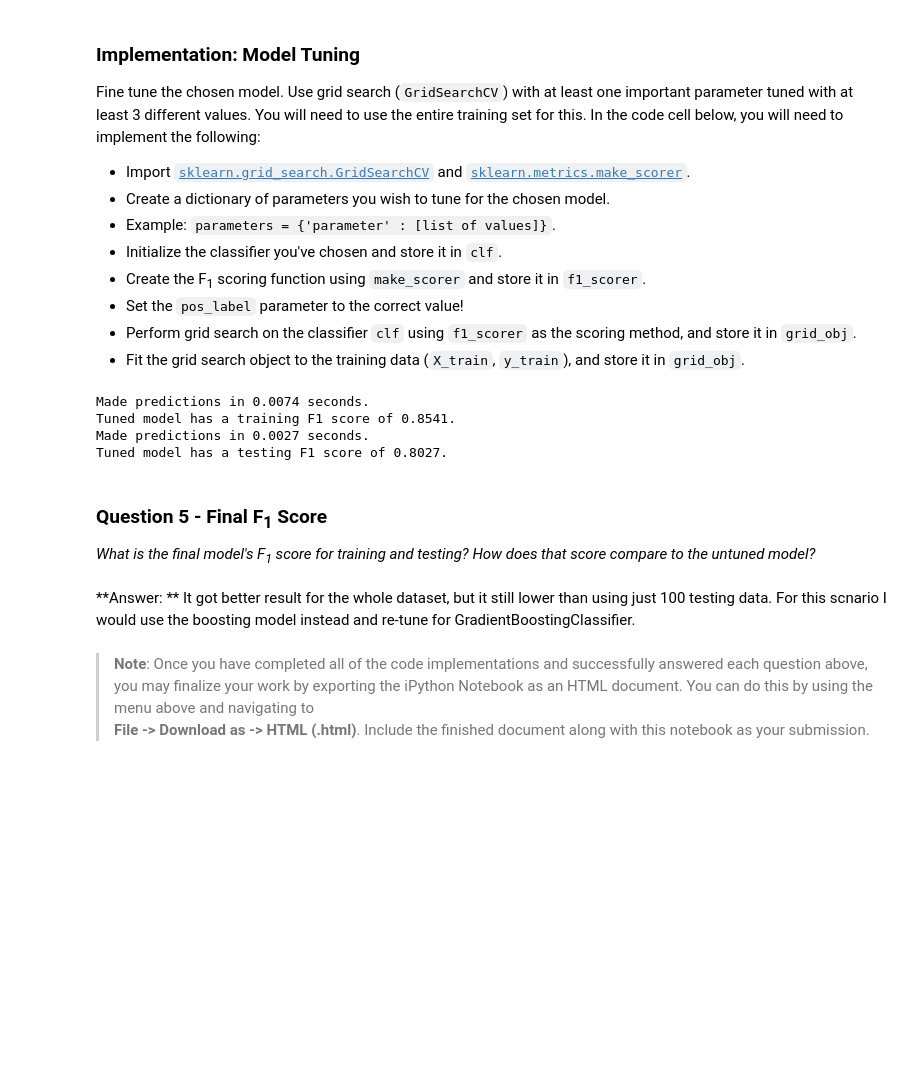
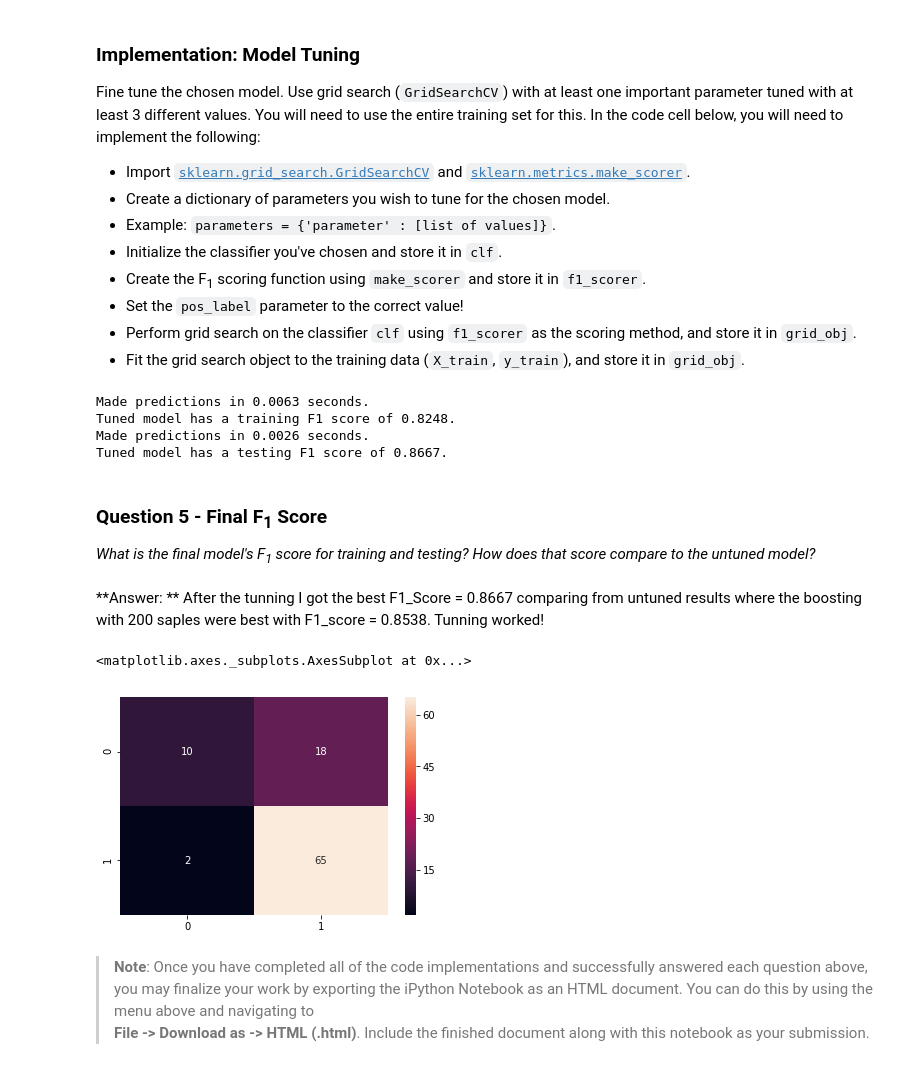
Before and after one commit to leogold/machine-learning, a Jupyter notebook: projects/student_intervention/student_intervention.ipynb, the cells around one changed output. Cells and saved outputs as stored; diff of their text form; code cells hidden in the pictures; blank space fills up the shorter version.

```diff
--- a/projects/student_intervention/student_intervention.ipynb
+++ b/projects/student_intervention/student_intervention.ipynb
@@ -274,13 +300,13 @@ clf_B = SVC()
 clf_C = GradientBoostingClassifier()
 
 # TODO: Set up the training set sizes
-X_train_100, X_test_100, y_train_100, y_test_100 = train_test_split(X_all, y_all, train_size = 100)
-# X_train_100 = None
-# y_train_100 = None
+#X_train_100, X_test_100, y_train_100, y_test_100 = train_test_split(X_all, y_all, train_size = 100)
+X_train_100 = X_train[:100]
+y_train_100 = y_train[:100]
 
-X_train_200, X_test_200, y_train_200, y_test_200 = train_test_split(X_all, y_all, train_size = 200)
-# X_train_200 = None
-# y_train_200 = None
+#X_train_200, X_test_200, y_train_200, y_test_200 = train_test_split(X_all, y_all, train_size = 200)
+X_train_200 = X_train[:200]
+y_train_200 = y_train[:200]
 
 # X_train, X_test, y_train, y_test = train_test_split(X_all, y_all, test_size = num_test)
 X_train_300 = X_train
@@ -373,8 +402,11 @@ Fine tune the chosen model. Use grid search (`GridSearchCV`) with at least one i
 # TODO: Import 'GridSearchCV' and 'make_scorer'
 from sklearn.grid_search import GridSearchCV
 from sklearn.metrics import fbeta_score, make_scorer
+from sklearn.cross_validation import StratifiedShuffleSplit
+
 # TODO: Create the parameters list you wish to tune
 parameters = {'kernel':('linear', 'poly'), 'C':[0.01, 0.1, 1, 10, 100], 'degree':[2, 3, 4, 5]}
+cv = StratifiedShuffleSplit(y_train, 3, test_size=0.5, random_state=0)
 
 # TODO: Initialize the classifier
 clf = SVC()
@@ -383,7 +415,7 @@ clf = SVC()
 f1_scorer = make_scorer(f1_score, pos_label='yes')
 
 # TODO: Perform grid search on the classifier using the f1_scorer as the scoring method
-grid_obj = GridSearchCV(clf, parameters, scoring=f1_scorer)
+grid_obj = GridSearchCV(clf, parameters, scoring=f1_scorer, cv=cv)
 
 # TODO: Fit the grid search object to the training data and find the optimal parameters
 grid_obj = grid_obj.fit(X_train, y_train)
@@ -395,15 +427,23 @@ clf = grid_obj.best_estimator_
 print "Tuned model has a training F1 score of {:.4f}.".format(predict_labels(clf, X_train, y_train))
 print "Tuned model has a testing F1 score of {:.4f}.".format(predict_labels(clf, X_test, y_test))
 # %% [output]
-Made predictions in 0.0074 seconds.
-Tuned model has a training F1 score of 0.8541.
-Made predictions in 0.0027 seconds.
-Tuned model has a testing F1 score of 0.8027.
+Made predictions in 0.0063 seconds.
+Tuned model has a training F1 score of 0.8248.
+Made predictions in 0.0026 seconds.
+Tuned model has a testing F1 score of 0.8667.
 # %% [markdown]
 ### Question 5 - Final F<sub>1</sub> Score
 *What is the final model's F<sub>1</sub> score for training and testing? How does that score compare to the untuned model?*
-# %% [markdown]
-**Answer: ** It got better result for the whole dataset, but it still lower than using just 100 testing data. For this scnario I would use the boosting model instead and re-tune for GradientBoostingClassifier.
+# %% [markdown]
+**Answer: ** After the tunning I got the best F1_Score = 0.8667 comparing from untuned results where the boosting with 200 saples were best with F1_score = 0.8538. Tunning worked!
+# %%
+from sklearn.metrics import confusion_matrix
+
+pred = clf.predict(X_test)
+sns.heatmap(confusion_matrix(y_test, pred), annot = True, fmt = '')
+# %% [output]
+<matplotlib.axes._subplots.AxesSubplot at 0x...>
+[figure, added]
 # %% [markdown]
 > **Note**: Once you have completed all of the code implementations and successfully answered each question above, you may finalize your work by exporting the iPython Notebook as an HTML document. You can do this by using the menu above and navigating to
 **File -> Download as -> HTML (.html)**. Include the finished document along with this notebook as your submission.
```
Also changed, not shown: parts of 9 cells of this notebook, 1 other file.
